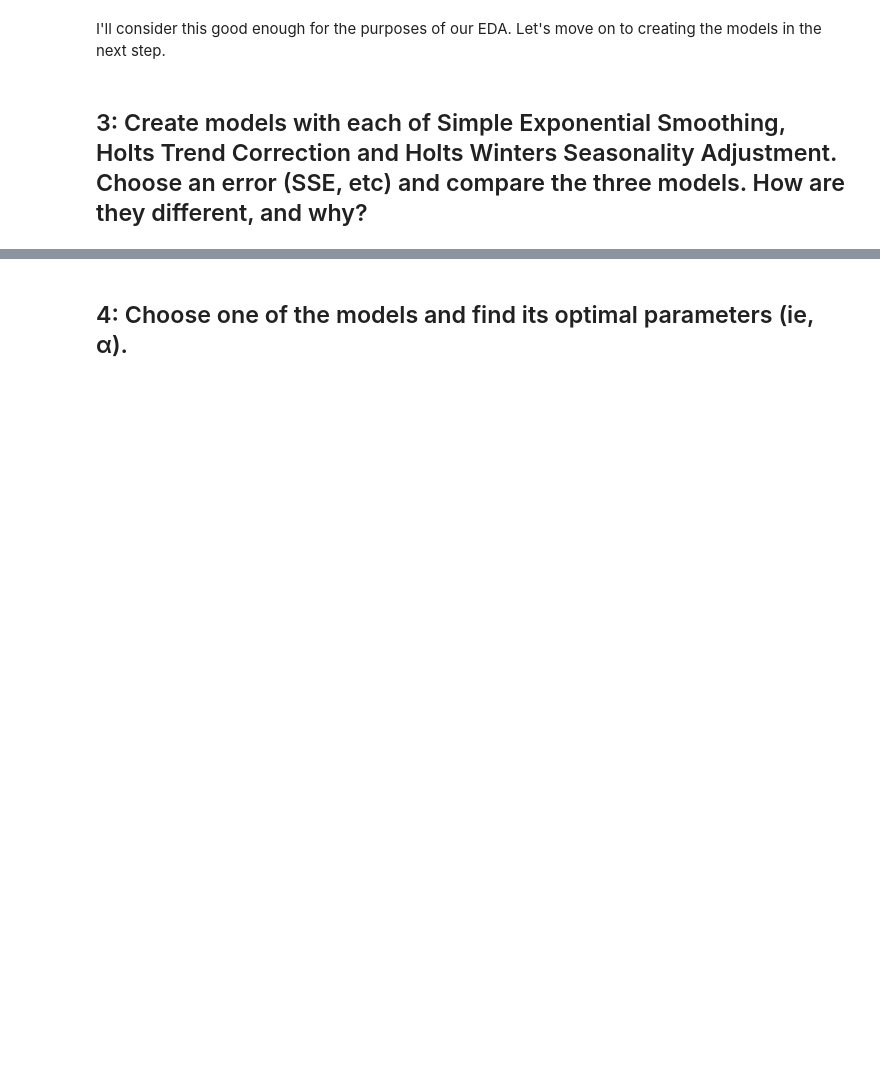
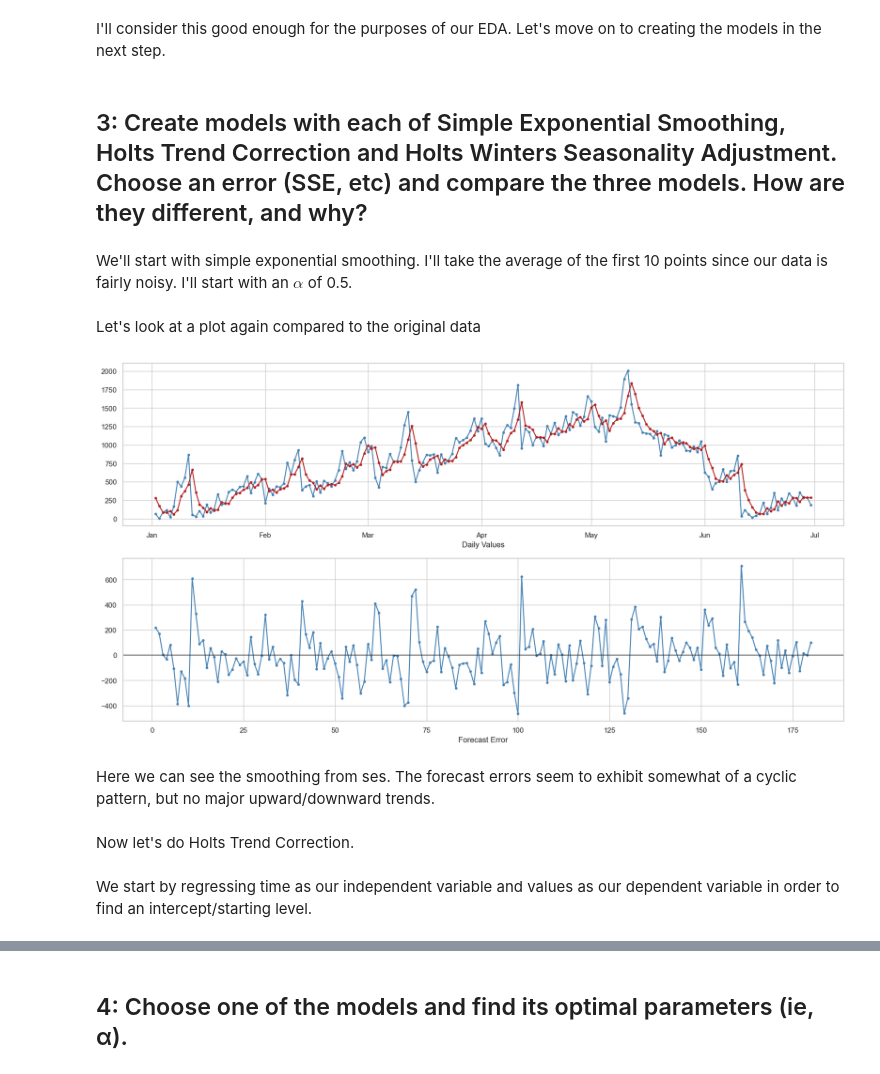
Before and after one commit to ansaridan/jhu-data-engineering-team-5, a Jupyter notebook: Module_15/Jhirsc21.ipynb, the cells around one changed output, grey strips where cells are left out. Drawn from its saved outputs; the diff is of its cells as text; code cells hidden in the pictures; blank space fills up the shorter version.

```diff
--- a/Module_15/Jhirsc21.ipynb
+++ b/Module_15/Jhirsc21.ipynb
@@ -173,3 +174,46 @@ A bit better. We see that values increase until beginning of May, then decrease
 I'll consider this good enough for the purposes of our EDA. Let's move on to creating the models in the next step.
 # %% [markdown]
 ## 3: Create models with each of Simple Exponential Smoothing, Holts Trend Correction and Holts Winters Seasonality Adjustment. Choose an error (SSE, etc) and compare the three models. How are they different, and why?
+# %% [markdown]
+We'll start with simple exponential smoothing. I'll take the average of the first 10 points since our data is fairly noisy. I'll start with an $\alpha$ of 0.5.
+# %%
+df['t'] = pd.Series(range(1, 181))
+# %%
+alpha = 0.5
+
+n = len(df['value'])
+level = df['value'][0:10].mean()
+ses = [level]
+for i in range(1, n):
+    level = level + alpha * (df['value'][i-1] - level)
+    ses.append(level)
+# %% [markdown]
+Let's look at a plot again compared to the original data
+# %%
+df['ses'] = pd.Series(ses)
+
+figure = plt.figure(figsize=(20, 10))
+
+axes = figure.add_subplot(2, 1, 1)
+
+axes.xaxis.set_major_locator(mdates.MonthLocator())
+fmt = mdates.DateFormatter('%b')
+axes.xaxis.set_major_formatter(fmt)
+
+axes.plot( df["t"], df[ "value"], color="steelblue", marker=".")
+axes.plot( df["t"], df[ "ses"], color="firebrick", marker=".")
+axes.set_xlabel( "Daily Values")
+
+axes = figure.add_subplot(2, 1, 2)
+
+axes.plot( df["t"], df[ "ses"] - df[ "value"], color="steelblue", marker=".")
+axes.axhline(y=0.0, xmin=0, xmax=40, c="black", alpha=0.5)
+axes.set_xlabel( "Forecast Error")
+
+plt.show()
+# %% [output]
+[figure, added]
+# %% [markdown]
+Here we can see the smoothing from ses. The forecast errors seem to exhibit somewhat of a cyclic pattern, but no major upward/downward trends.
+# %% [markdown]
+Now let's do Holts Trend Correction.
@@ -175,0 +286,2 @@ I'll consider this good enough for the purposes of our EDA. Let's move on to cre
+# %% [markdown]
+We start by regressing time as our independent variable and values as our dependent variable in order to find an intercept/starting level.
```
Also changed, not shown: parts of 35 cells of this notebook.
